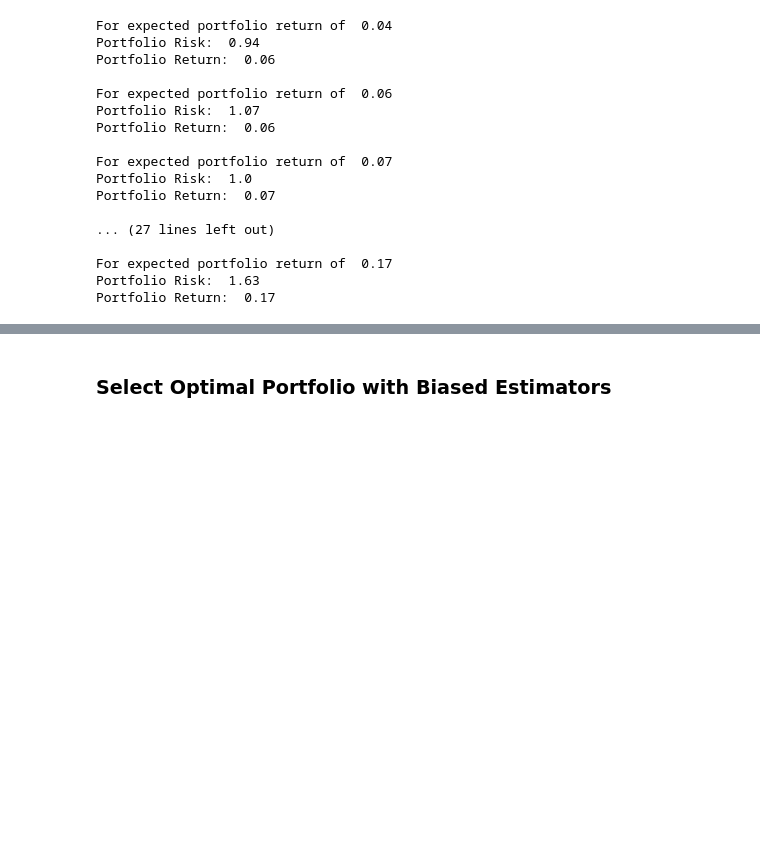
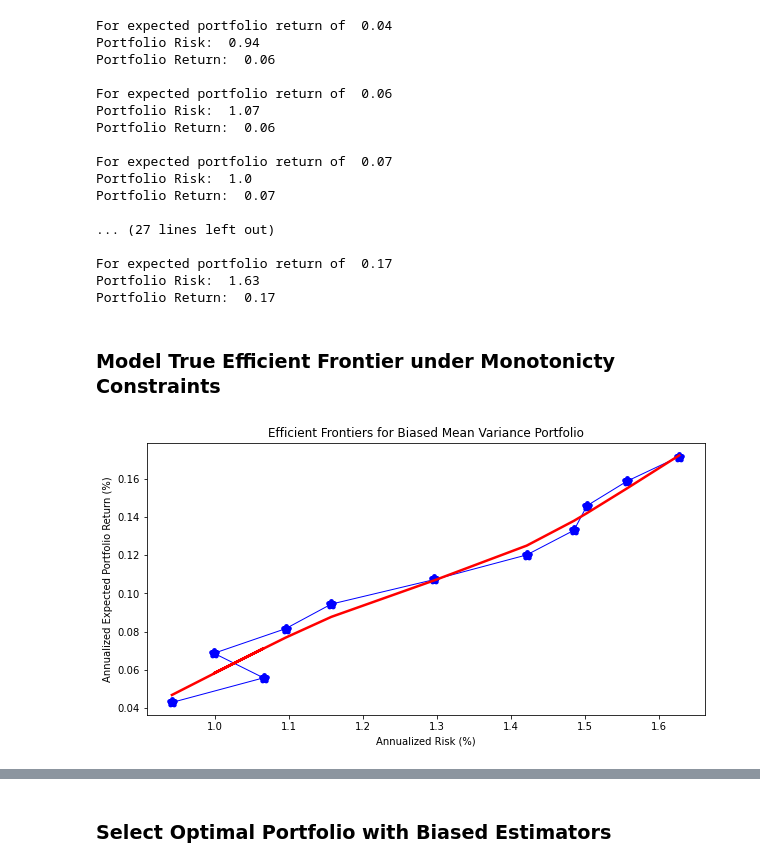
Before and after one commit to jasonbohne123/Split_Bregman_MPT, a Jupyter notebook: Portfolio_Optimization/Alternative_Comparisons.ipynb, the cells around one changed output, grey strips where cells are left out. Cells and saved outputs as stored; diff of their text form; code cells hidden in the pictures; blank space fills up the shorter version.

```diff
--- a/Portfolio_Optimization/Alternative_Comparisons.ipynb
+++ b/Portfolio_Optimization/Alternative_Comparisons.ipynb
@@ -199,3 +218,18 @@ Portfolio Return:  0.07
 For expected portfolio return of  0.17
 Portfolio Risk:  1.63
 Portfolio Return:  0.17
+# %% [markdown]
+### Model True Efficient Frontier under Monotonicty Constraints
+# %%
+true_bias_eff=LinearGAM(s(0,n_splines=len(biased_risk) ,constraints=['monotonic_inc'])).fit(biased_risk, biased_ret)
+# %%
+fig,ax=plt.subplots(figsize=(10,5))
+plt.title('Efficient Frontiers for Biased Mean Variance Portfolio')
+plt.xlabel('Annualized Risk (%)')
+plt.ylabel('Annualized Expected Portfolio Return (%)' )
+plt.scatter(biased_risk, biased_ret, marker='*', c= "blue" , lw=5)
+plt.plot(biased_risk, biased_ret,  c= "blue" , lw=1)
+plt.plot(biased_risk, true_bias_eff.predict(biased_risk), c= "red" , lw=2.5)
+plt.show()
+# %% [output]
+[figure, added]
```
Also changed, not shown: parts of 6 cells of this notebook.
